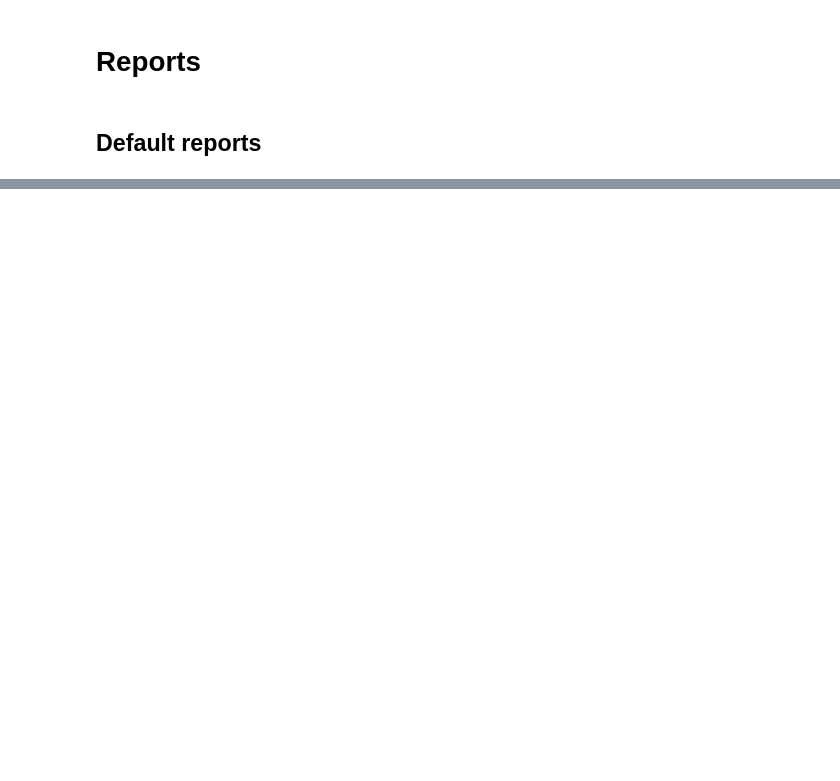
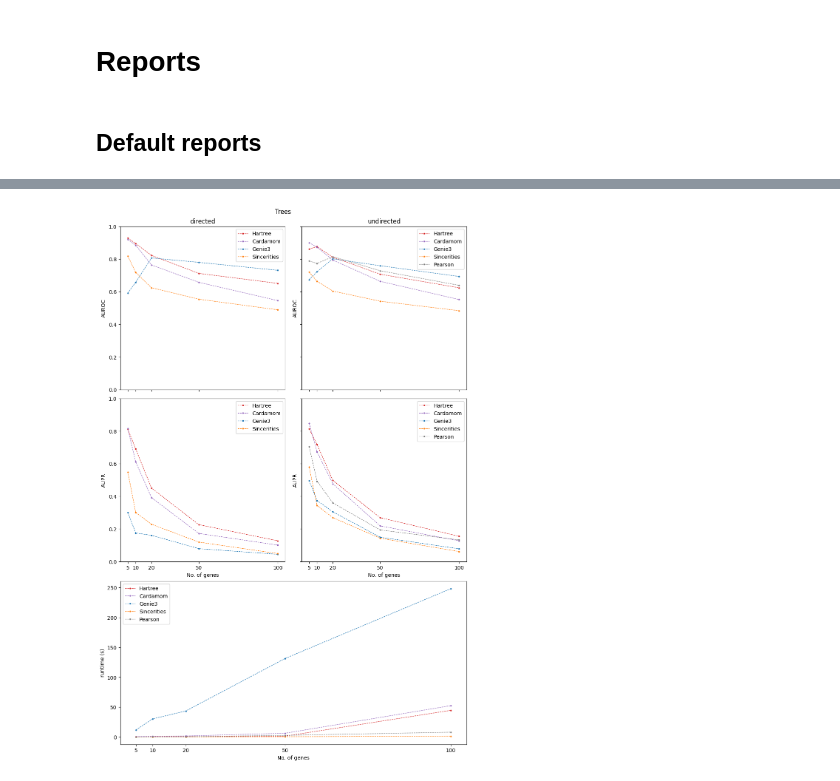
Before and after one commit to harissa-framework/benchmark, a Jupyter notebook: notebooks/reports.ipynb, the cells around one changed output, grey strips where cells are left out. Saved outputs shown, nothing was run; the diff lists cells and outputs as text; code cells hidden in the pictures; blank space fills up the shorter version.

```diff
--- a/notebooks/reports.ipynb
+++ b/notebooks/reports.ipynb
@@ -71,0 +67,88 @@ for fig in figs:
+# %%
+n_genes = [5, 10, 20, 50, 100]
+benchmark.networks.include = [f'Trees{g}/*' for g in n_genes]
+benchmark.networks.exclude = []
+
+import numpy as np
+from harissa.plot.plot_benchmark import DirectedPlotter, UnDirectedPlotter
+import matplotlib.pyplot as plt
+
+plotters = [DirectedPlotter(), UnDirectedPlotter()]
+
+n_genes = np.array([5, 10, 20, 50, 100])
+inferences_stats = {
+    inf:[None, {g:[] for g in n_genes}] for inf in inferences_order
+}
+
+fig = plt.figure(figsize=(10, 15), layout='constrained')
+fig.suptitle('Trees')
+axs = [fig.add_subplot(3, 2, k) for k in range(1, 5)]
+axs.append(fig.add_subplot(3, 2, (5, 6)))
+
+for key, (network, (inf, colors), _, result, runtime) in benchmark.items():
+    score = result.parameter.interaction
+    for plotter in plotters:
+        plotter.network = network
+    auc = [
+        *[
+            plotter.auroc(score)
+            for plotter in plotters if plotter.accept_inference(inf)
+        ],
+        *[
+            plotter.aupr(score)
+            for plotter in plotters if plotter.accept_inference(inf)
+        ]
+    ]
+    inferences_stats[key[1]][0] = colors
+    inferences_stats[key[1]][1][network.n_genes].append([*auc, runtime])
+
+line_style= {'ls': '--', 'lw': 0.85, 'marker': '.', 'ms': 4}
+for inf, (colors, stats_per_n_genes) in inferences_stats.items():
+    nb_stats = len(stats_per_n_genes[n_genes[0]][0])
+    y = np.zeros((n_genes.size, nb_stats))
+    color = colors[0]
+    for i, stats in enumerate(stats_per_n_genes.values()):
+        y[i] = np.mean(np.array(stats), axis=0)
+
+    if nb_stats == len(axs):
+        for j in range(nb_stats):
+            axs[j].plot(n_genes, y[:, j], color=color, label=inf, **line_style)
+    else:
+        axs[1].plot(n_genes, y[:, 0], color=color, label=inf, **line_style)
+        axs[3].plot(n_genes, y[:, 1], color=color, label=inf, **line_style)
+        axs[4].plot(n_genes, y[:, 2], color=color, label=inf, **line_style)
+
+for i in range(2):
+    ax = axs[i]
+    if i % 2 == 0:
+        ax.set_title('directed')
+        ax.set_ylim(0.0, 1.0)
+    else:
+        ax.set_title('undirected')
+        ax.sharey(axs[0])
+        plt.setp(ax.get_yticklabels(), visible=False)
+
+    ax.set_ylabel('AUROC')
+    plt.setp(ax.get_xticklabels(), visible=False)
+
+
+for i in range(2, 4):
+    ax = axs[i]
+    if i % 2 == 0:
+        ax.set_ylim(0.0, 1.0)
+    else:
+        ax.sharey(axs[2])
+        plt.setp(ax.get_yticklabels(), visible=False)
+
+    ax.set_xlabel('No. of genes')
+    axs[i].set_ylabel('AUPR')
+
+axs[-1].set_ylabel('runtime (s)')
+axs[-1].set_xlabel('No. of genes')
+
+
+for ax in axs:
+    ax.set_xticks(n_genes)
+    ax.legend(loc='best')
+# %% [output]
+[figure, added]
```
Also changed, not shown: parts of 6 cells of this notebook.
